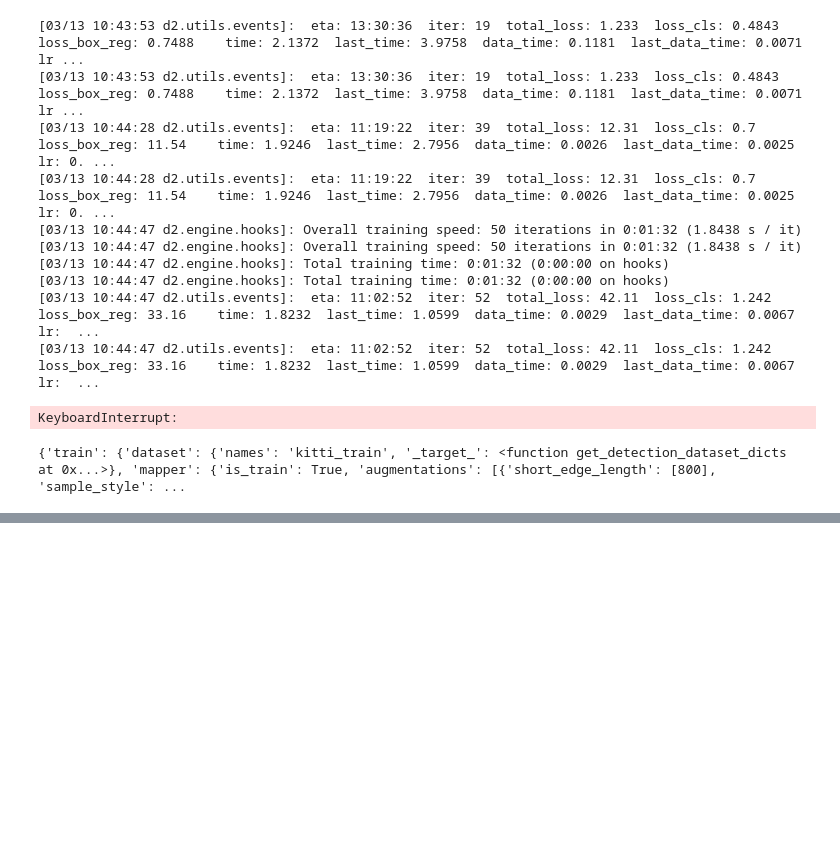
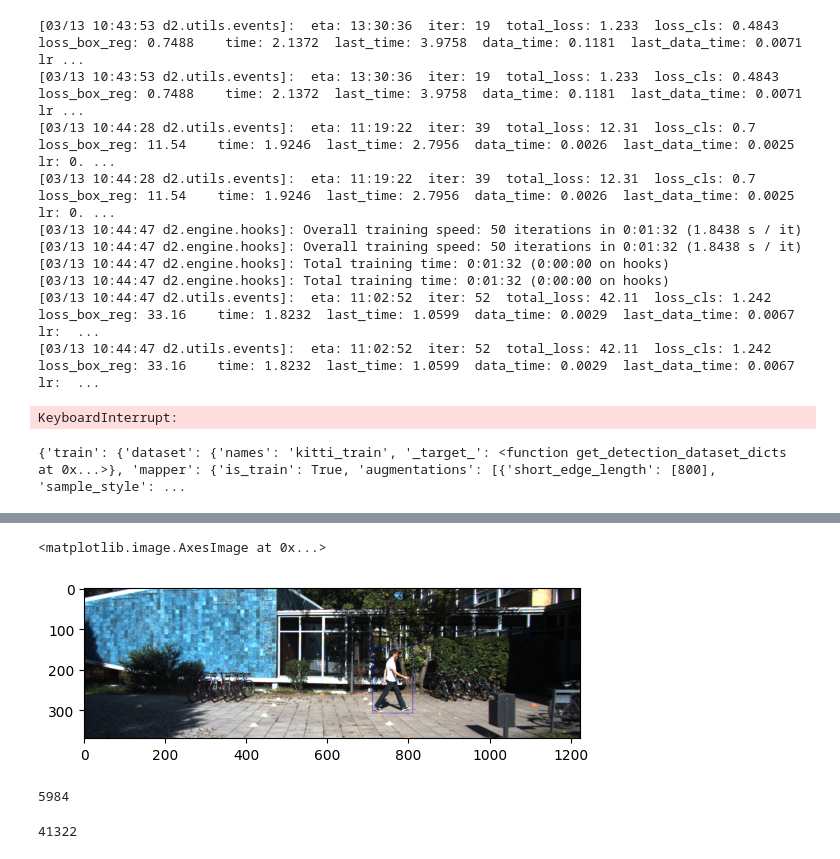
Before and after one commit to GiaKhangLuu/hope_to_public_net, a Jupyter notebook: yolof_10_03.ipynb, the cells around one changed output, grey strips where cells are left out. Drawn from its saved outputs; the diff is of its cells as text; code cells hidden in the pictures; blank space fills up the shorter version.

```diff
--- a/yolof_10_03.ipynb
+++ b/yolof_10_03.ipynb
@@ -301,0 +252,22 @@ cfg.dataloader
+# %%
+import cv2
+import matplotlib.pyplot as plt
+
+
+id = 0
+img = cv2.imread(dataset_dicts[0]['file_name'])
+xywh = dataset_dicts[0]['annotations'][0]['bbox']
+def x1y1wh2xyxy(box):
+    x1, y1, w, h = box
+    x2, y2 = x1 + w, y1 + h
+    return x1, y1, x2, y2
+
+xyxy = x1y1wh2xyxy(xywh)
+img = cv2.rectangle(img, (xyxy[0], xyxy[1]),
+                    (xyxy[2], xyxy[3]),
+                    (255, 0, 0), 1)
+
+plt.imshow(img[..., ::-1])
+# %% [output]
+<matplotlib.image.AxesImage at 0x...>
+[figure, added]
@@ -301,0 +281,8 @@ cfg.dataloader
+# %%
+len(dataset_dicts)
+# %% [output]
+5984
+# %%
+num_ins
+# %% [output]
+41322
```
Also changed, not shown: parts of 73 cells of this notebook, 10 other files.
